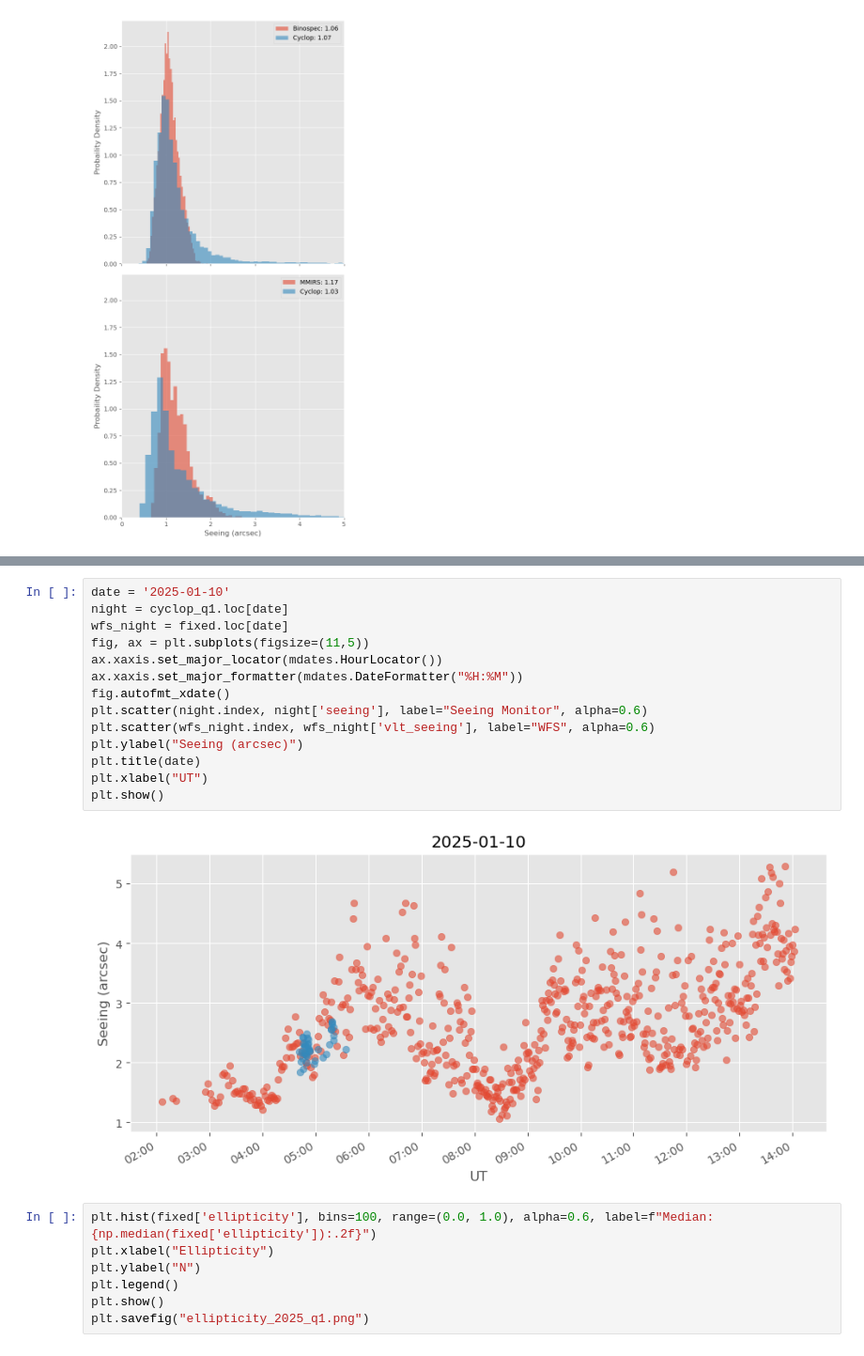
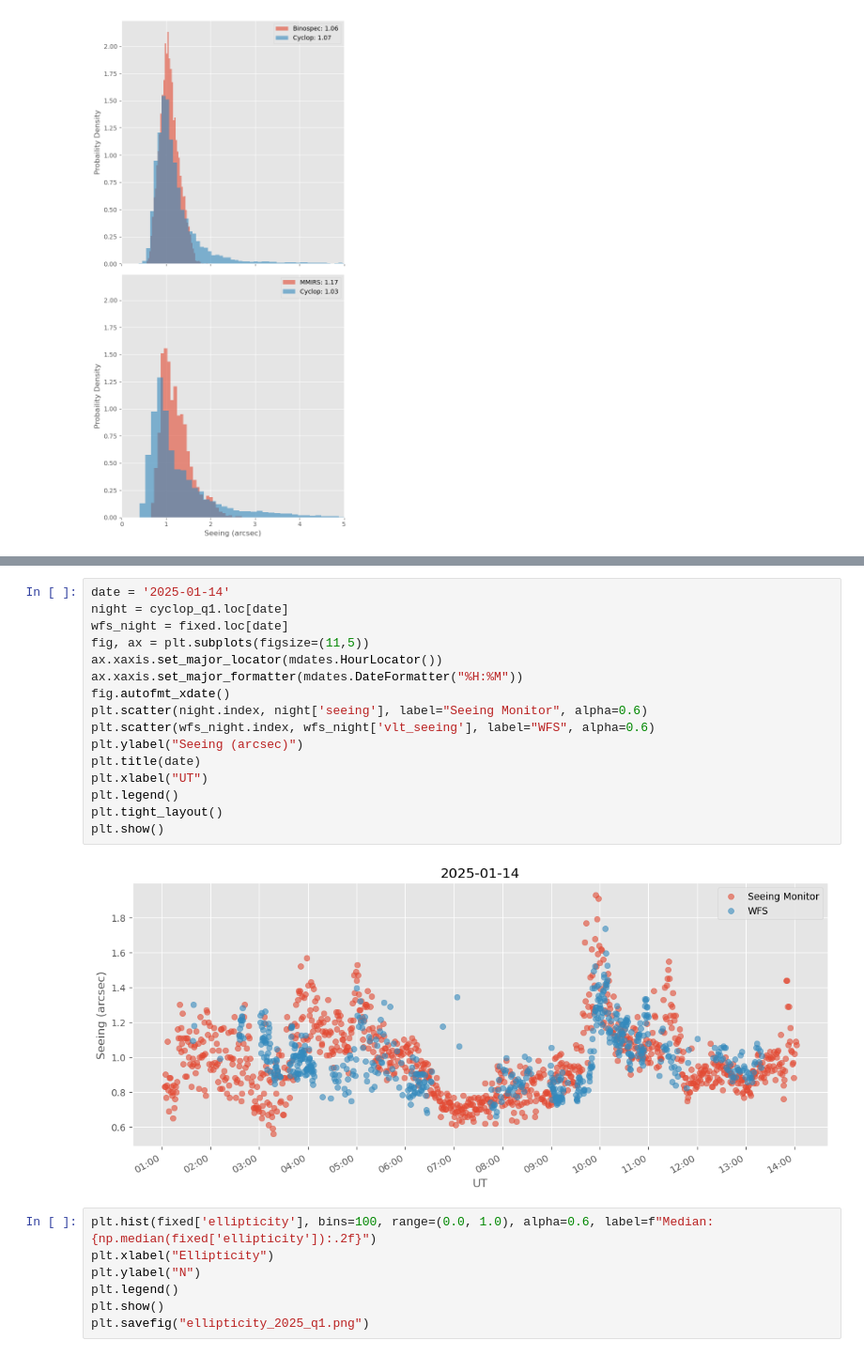
Before and after one commit to MMTObservatory/seeing_analysis, a Jupyter notebook: Seeing_2025_q1.ipynb, the cells around one changed output, grey strips where cells are left out. Shown at 94% size. Drawn from its saved outputs; the diff is of its cells as text.

```diff
--- a/Seeing_2025_q1.ipynb
+++ b/Seeing_2025_q1.ipynb
@@ -488,20 +513,22 @@ plt.savefig("2025_01_08.png")
 <Figure size 640x480 with 0 Axes>
 # %%
-date = '2025-01-10'
+date = '2025-01-14'
 night = cyclop_q1.loc[date]
 wfs_night = fixed.loc[date]
 fig, ax = plt.subplots(figsize=(11,5))
 ax.xaxis.set_major_locator(mdates.HourLocator())
 ax.xaxis.set_major_formatter(mdates.DateFormatter("%H:%M"))
 fig.autofmt_xdate()
 plt.scatter(night.index, night['seeing'], label="Seeing Monitor", alpha=0.6)
 plt.scatter(wfs_night.index, wfs_night['vlt_seeing'], label="WFS", alpha=0.6)
 plt.ylabel("Seeing (arcsec)")
 plt.title(date)
 plt.xlabel("UT")
+plt.legend()
+plt.tight_layout()
 plt.show()
 # %% [output]
-[figure, old version]
+[figure, new version]
 # %%
 plt.hist(fixed['ellipticity'], bins=100, range=(0.0, 1.0), alpha=0.6, label=f"Median: {np.median(fixed['ellipticity']):.2f}")
 plt.xlabel("Ellipticity")
```
Also changed, not shown: parts of 5 cells of this notebook, 19 other files.
